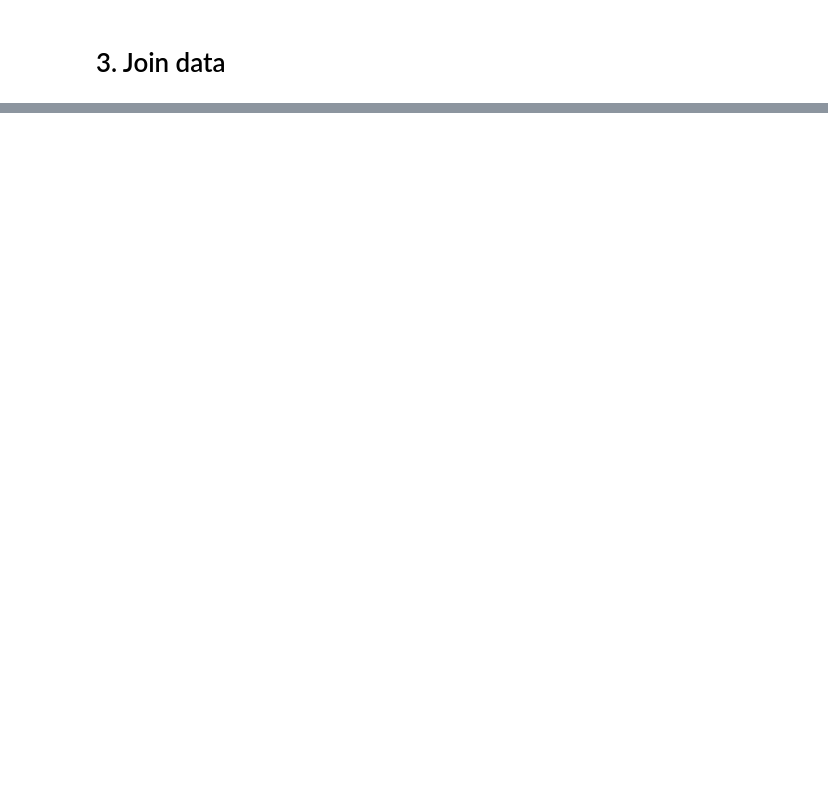
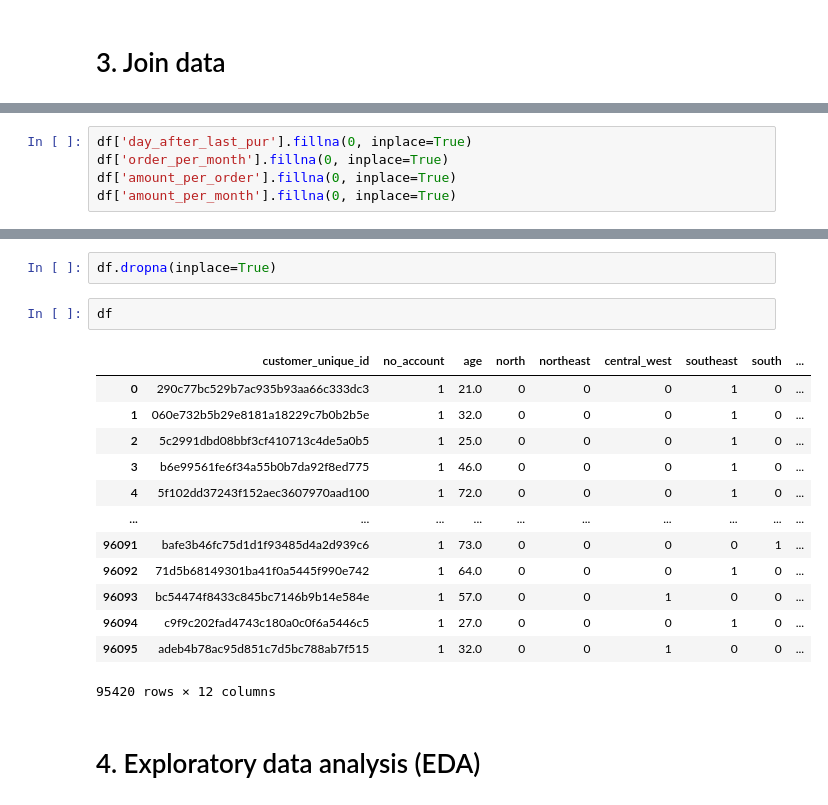
Before and after one commit to peerapat-t/Full-customer-funnel-and-machine-learing, a Jupyter notebook: 02. customer segmentation.ipynb, the cells around one changed output, grey strips where cells are left out. Saved outputs shown, nothing was run; the diff lists cells and outputs as text; blank space fills up the shorter version.

```diff
--- a/02. customer segmentation.ipynb
+++ b/02. customer segmentation.ipynb
@@ -590 +593,6 @@ age                    676
 dtype: int64
+# %%
+df['day_after_last_pur'].fillna(0, inplace=True)
+df['order_per_month'].fillna(0, inplace=True)
+df['amount_per_order'].fillna(0, inplace=True)
+df['amount_per_month'].fillna(0, inplace=True)
@@ -590,0 +621,20 @@ dtype: int64
+# %%
+df.dropna(inplace=True)
+# %%
+df
+# %% [output]
+|  | customer_unique_id | no_account | age | north | northeast | central_west | southeast | south | ... |
+| 0 | 290c77bc529b7ac935b93aa66c333dc3 | 1 | 21.0 | 0 | 0 | 0 | 1 | 0 | ... |
+| 1 | 060e732b5b29e8181a18229c7b0b2b5e | 1 | 32.0 | 0 | 0 | 0 | 1 | 0 | ... |
+| 2 | 5c2991dbd08bbf3cf410713c4de5a0b5 | 1 | 25.0 | 0 | 0 | 0 | 1 | 0 | ... |
+| 3 | b6e99561fe6f34a55b0b7da92f8ed775 | 1 | 46.0 | 0 | 0 | 0 | 1 | 0 | ... |
+| 4 | 5f102dd37243f152aec3607970aad100 | 1 | 72.0 | 0 | 0 | 0 | 1 | 0 | ... |
+| ... | ... | ... | ... | ... | ... | ... | ... | ... | ... |
+| 96091 | bafe3b46fc75d1d1f93485d4a2d939c6 | 1 | 73.0 | 0 | 0 | 0 | 0 | 1 | ... |
+| 96092 | 71d5b68149301ba41f0a5445f990e742 | 1 | 64.0 | 0 | 0 | 0 | 1 | 0 | ... |
+| 96093 | bc54474f8433c845bc7146b9b14e584e | 1 | 57.0 | 0 | 0 | 1 | 0 | 0 | ... |
+| 96094 | c9f9c202fad4743c180a0c0f6a5446c5 | 1 | 27.0 | 0 | 0 | 0 | 1 | 0 | ... |
+| 96095 | adeb4b78ac95d851c7d5bc788ab7f515 | 1 | 32.0 | 0 | 0 | 1 | 0 | 0 | ... |
+95420 rows × 12 columns
+# %% [markdown]
+# 4. Exploratory data analysis (EDA)
```
Also changed, not shown: parts of 28 cells of this notebook.
